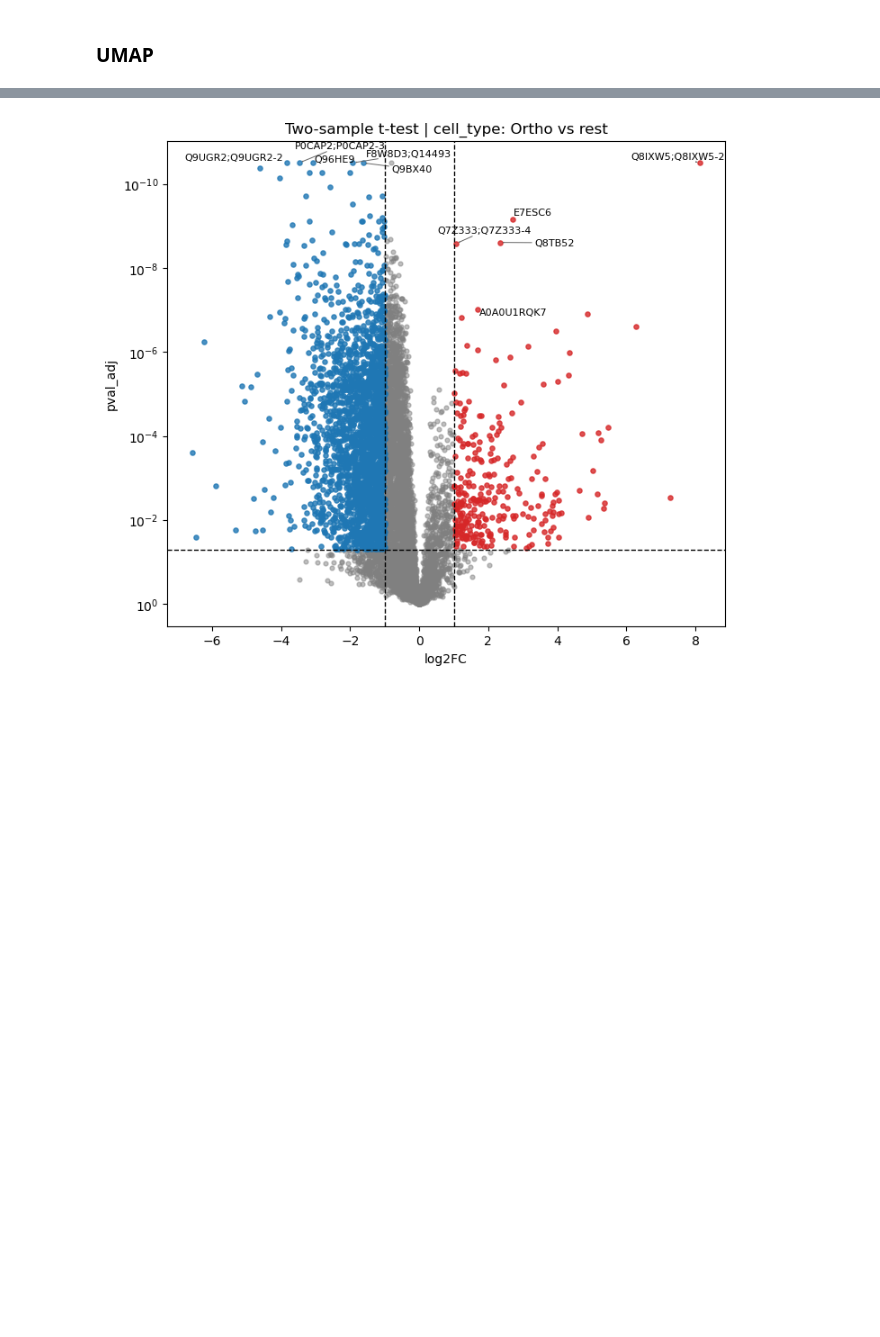
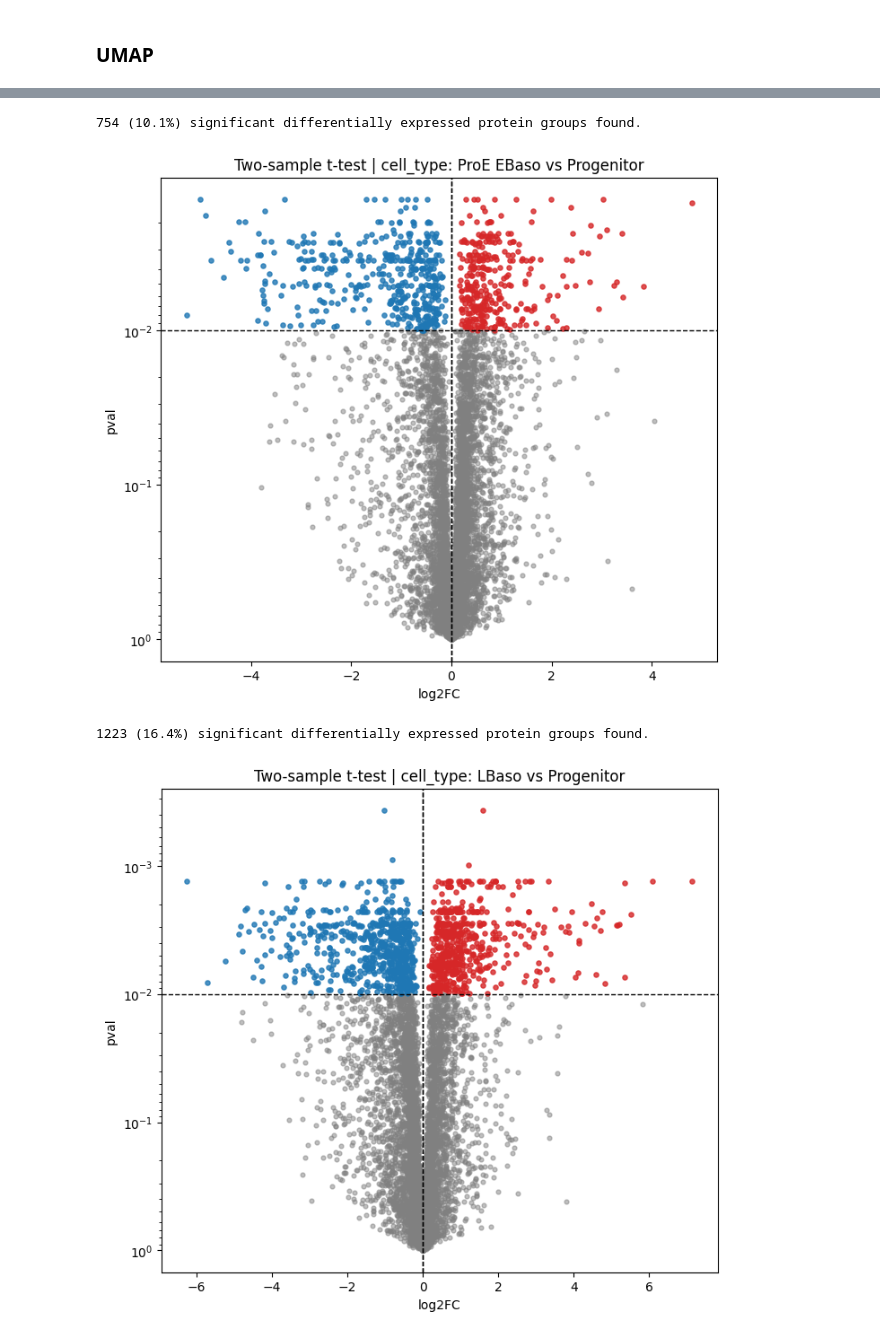
Before and after one commit to UKHD-NP/proteopy, a Jupyter notebook: docs/tutorials/workflow_protein-analysis_karayel-2020.ipynb, the cells around one changed output, grey strips where cells are left out. Cells and saved outputs as stored; diff of their text form; code cells hidden in the pictures; blank space fills up the shorter version.

```diff
--- a/docs/tutorials/workflow_protein-analysis_karayel-2020.ipynb
+++ b/docs/tutorials/workflow_protein-analysis_karayel-2020.ipynb
@@ -481,0 +463,13 @@ pr.get.differential_abundance_df(
+# %%
+progenitor_ct = diff_order[0]
+rest_ct = diff_order[1:]
+for ct in rest_ct:
+    pr.tl.differential_abundance(
+        adata,
+        method="ttest_two_sample",
+        group_by="cell_type",
+        setup={"group1": ct, "group2": progenitor_ct},
+        multitest_correction="bh",
+        alpha=0.01,
+        space="log",
+    )
@@ -484,14 +483,27 @@ pr.get.differential_abundance_df(
 # %%
-# Volcano plot for Ortho vs rest comparison
-pr.pl.volcano_plot(
-    adata,
-    varm_slot='ttest_two_sample;cell_type;Ortho_vs_rest',
-    fc_thresh=1,        # Fold change threshold lines
-    pval_thresh=0.05,   # P-value threshold line
-    xlabel='log2FC',
-    ylabel_logscale=True,
-    top_labels=5,       # Label top 5 most significant
-    figsize=(8, 7),
+# Volcano plots for progentior vs subsequent differentiation stages
+for ct in rest_ct:
+    test_slot = f"ttest_two_sample;cell_type;{ct.replace('&', '_')}_vs_Progenitor"
+
+    sig_df = pr.get.differential_abundance_df(
+        adata,
+        keys=test_slot,
+        max_pval=0.01,
     )
+    print(f"{len(sig_df)} ({round(len(sig_df) / adata.n_vars * 100, 1)}%) significant differentially expressed protein groups found.")
+
+    pr.pl.volcano_plot(
+        adata,
+        varm_slot=test_slot,
+        fc_thresh=0,  # fold change threshold lines
+        pval_thresh=0.01,  # p-value threshold line
+        xlabel='log2FC',
+        ylabel='pval',
+        yscale_log=True,
+        figsize=(8, 7),
+        )
 # %% [output]
+754 (10.1%) significant differentially expressed protein groups found.
-[figure, old version]
+[figure, new version]
+1223 (16.4%) significant differentially expressed protein groups found.
+[figure, added]
```
Also changed, not shown: parts of 86 cells of this notebook, 6 other files.
